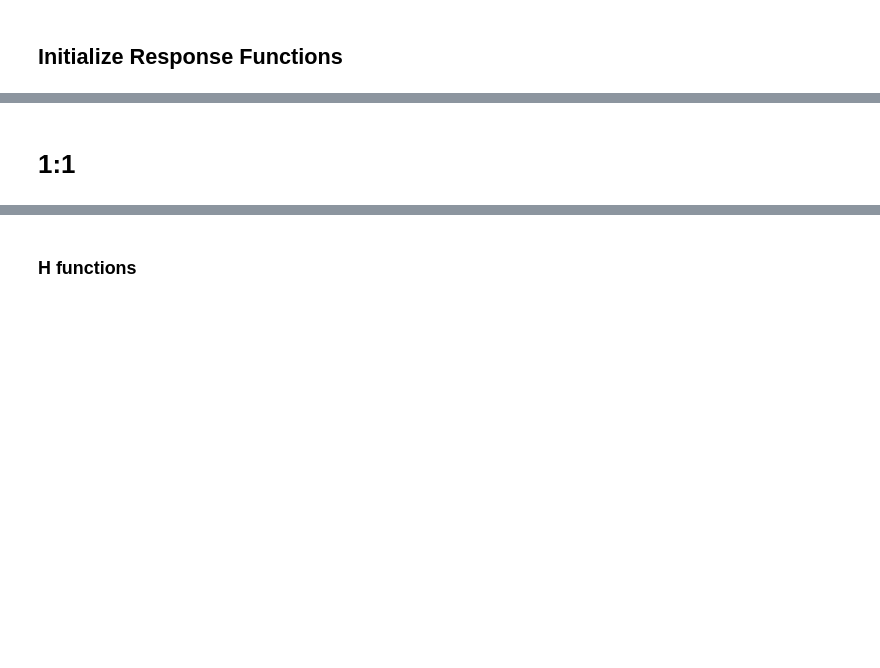
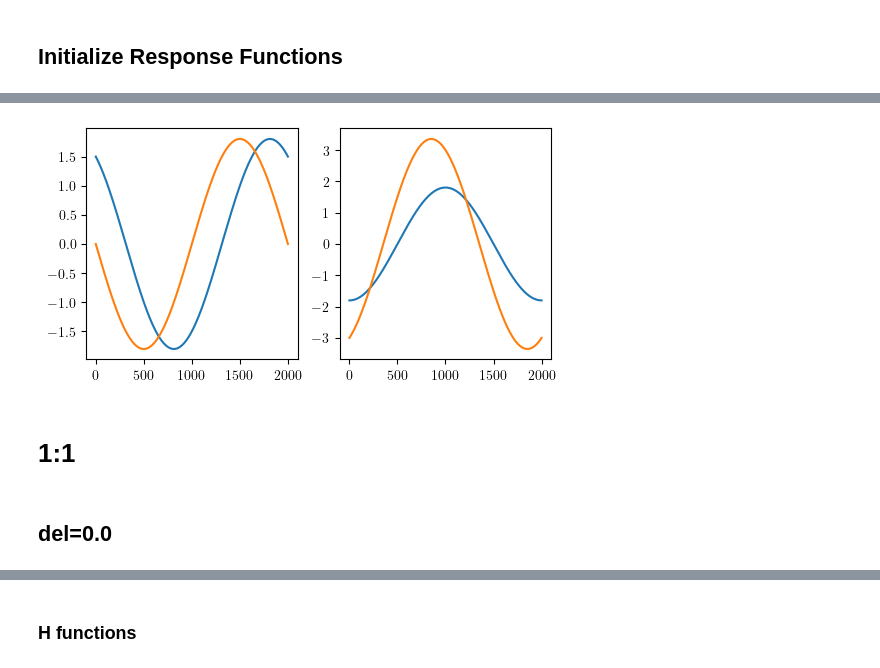
Before and after one commit to youngmp/nm, a Jupyter notebook: jupyter/bif_cgl1.ipynb, the cells around one changed output, grey strips where cells are left out. Saved outputs shown, nothing was run; the diff lists cells and outputs as text; code cells hidden in the pictures; blank space fills up the shorter version.

```diff
--- a/jupyter/bif_cgl1.ipynb
+++ b/jupyter/bif_cgl1.ipynb
@@ -46,21 +50,23 @@ rsp = rp.Response
 kw_sim = {'rtol':1e-9,'atol':1e-9,'method':'LSODA'}
 # %%
 kws1 = {'var_names':['x','y'],
-       'init':np.array([1,0,2*np.pi]),
-       'TN':2000,
-       'idx':0,
-       'model_name':'cglf0',
-       'trunc_order':1,
-       'recompute_list':[],
-       'g_forward':False,
-       'z_forward':False,
-       'i_forward':[False,True,True,True,True,True,True],
-       'i_bad_dx':[False,True,False,False,False,False,False],
-       'max_iter':20,
-       'rtol':1e-12,
-       'atol':1e-12,
-       'rel_tol':1e-9,
-       'forcing_fn':g1,
-       'rhs':c1.rhs_old2}
+        'init':np.array([1,0,2*np.pi]),
+        'TN':2000,
+        'idx':0,
+        'model_name':'cglf0',
+        'trunc_order':1,
+        'recompute_list':[],
+        'g_forward':False,
+        'z_forward':False,
+        'i_forward':[False,True,True,True,True,True,True],
+        'i_bad_dx':[False,True,False,False,False,False,False],
+        'max_iter':20,
+        'rtol':1e-12,
+        'atol':1e-12,
+        'rel_tol':1e-9,
+        'forcing_fn':[g1,lambda x:-20*g1(x+1)],
+        #'forcing_fn':[np.cos,lambda x:20*np.cos(x+1)], # function or list. List if using higher-order terms
+        #'forcing_fn':[lambda x:-np.cos(x),lambda x:20*np.cos(x+1)],
+        'rhs':c1.rhs_old2}
 # %%
 pd_cgl_template = {'sig':.08,'rho':.12,'mu':1,'om':1,'om_fix':1}
@@ -88,6 +89,15 @@ self.T 6.283185307179586 omfix 0.9999999999994668
 * Loading heterogeneous terms...
 * Computing z...
 * Computing i...
+# %%
+fig,axs = plt.subplots(1,2,figsize=(6,3))
+for k in range(system1.miter):
+    axs[0].plot(system1.z['dat'][k][:,0])
+
+for k in range(system1.miter):
+    axs[1].plot(system1.i['dat'][k][:,0])
+# %% [output]
+[figure, added]
 # %% [markdown]
 # 1:1
 # %%
@@ -97,0 +108,2 @@ kw_nm = {'system1':system1,'system2':None,'_n':('om0',1),'_m':('om1',1),
+# %% [markdown]
+## del=0.0
```
Also changed, not shown: parts of 142 cells of this notebook.
